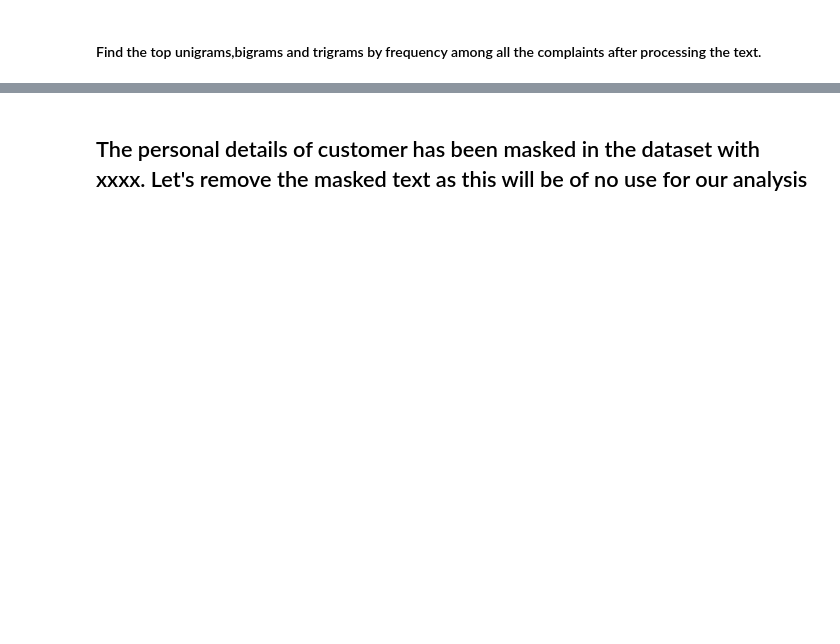
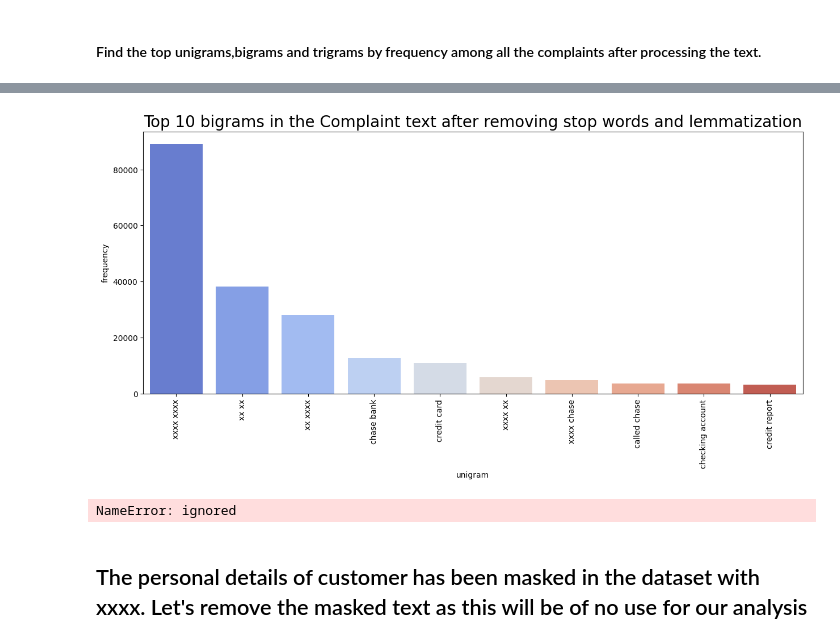
Before and after one commit to chitra-psg/nlp_ticket_classification, a Jupyter notebook: Automatic_Ticket_Classification_Assignment.ipynb, the cells around one changed output, grey strips where cells are left out. Cells and saved outputs as stored; diff of their text form; code cells hidden in the pictures; blank space fills up the shorter version.

```diff
--- a/Automatic_Ticket_Classification_Assignment.ipynb
+++ b/Automatic_Ticket_Classification_Assignment.ipynb
@@ -142,2 +480,4 @@ df_clean['Complaint_clean'] = df_clean['complaint_POS_removed'].str.replace('-PR
 # %%
 #Write your code here to find the top 30 bigram frequency among the complaints in the cleaned datafram(df_clean).
+df_bigram = top_grams(2)
+df_bigram.head(30)
@@ -145,0 +502,3 @@ df_clean['Complaint_clean'] = df_clean['complaint_POS_removed'].str.replace('-PR
+# %%
+df_bigram_top10 = df_bigram.head(10)
+df_bigram_top10
@@ -146,5 +517,19 @@ df_clean['Complaint_clean'] = df_clean['complaint_POS_removed'].str.replace('-PR
+# %%
+#Print the top 10 words in the bigram frequency
+#Print the top 10 words in the unigram frequency
+plt.figure(figsize=(15,6))
+sns.barplot(x='unigram', y='frequency', data=df_bigram_top10, palette="coolwarm")
+plt.xticks(rotation=90)
+plt.title("Top 10 bigrams in the Complaint text after removing stop words and lemmatization", fontsize=20)
+plt.show()
+# %% [output]
+[figure, added]
 # %%
 #Write your code here to find the top 30 trigram frequency among the complaints in the cleaned datafram(df_clean).
+df_trigram = top_grams(3)
+#df_trigram.head(30)
+# %% [output]
+NameError: ignored
 # %%
 #Print the top 10 words in the trigram frequency
 # %% [markdown]
```
Also changed, not shown: parts of 36 cells of this notebook.
